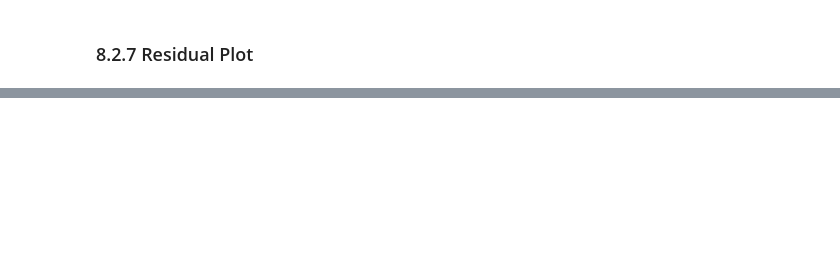
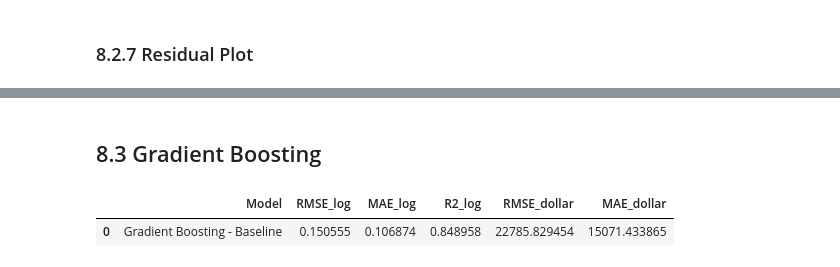
Before and after one commit to Trigger-chen/5243-project4, a Jupyter notebook: Project_1_revised.ipynb, the cells around one changed output, grey strips where cells are left out. Cells and saved outputs as stored; diff of their text form; code cells hidden in the pictures; blank space fills up the shorter version.

```diff
--- a/Project_1_revised.ipynb
+++ b/Project_1_revised.ipynb
@@ -3542,0 +3530,66 @@ Saved file: ridge_regression_results.csv
+# %% [markdown]
+## 8.3 Gradient Boosting
+# %%
+from sklearn.model_selection import train_test_split
+from sklearn.ensemble import GradientBoostingRegressor
+from sklearn.preprocessing import OneHotEncoder
+from sklearn.impute import SimpleImputer
+from sklearn.compose import ColumnTransformer
+from sklearn.pipeline import Pipeline
+from sklearn.metrics import mean_squared_error, r2_score, mean_absolute_error
+from sklearn.base import clone
+from sklearn.model_selection import GridSearchCV, KFold
+from scipy.stats import randint, uniform
+
+# Train test split
+X_train, X_test, y_train, y_test = train_test_split(
+    X_sup,
+    y_sup,
+    test_size=0.25,
+    random_state=42
+)
+
+# Use the same preprocessing pipeline as Ridge and Random Forest for fair comparison
+gb_preprocessor = ridge_preprocessor
+
+gb_model = GradientBoostingRegressor(
+    n_estimators = 300,
+    learning_rate = 0.05,
+    max_depth = 3,
+    random_state = 42
+    )
+
+gb_pipe = Pipeline(steps=[
+    ("pre", gb_preprocessor),
+    ("gb", gb_model)
+])
+
+# train the baseline model
+
+gb_pipe.fit(X_train, y_train)
+
+y_pred_log_base = gb_pipe.predict(X_test)
+
+y_test_dollars = np.exp(y_test)
+y_pred_dollars_base = np.exp(y_pred_log_base)
+
+gb_rmse_log_base = np.sqrt(mean_squared_error(y_test, y_pred_log_base))
+gb_mae_log_base = mean_absolute_error(y_test, y_pred_log_base)
+gb_r2_log_base = r2_score(y_test, y_pred_log_base)
+
+gb_rmse_dollar_base = np.sqrt(mean_squared_error(y_test_dollars, y_pred_dollars_base))
+gb_mae_dollar_base = mean_absolute_error(y_test_dollars, y_pred_dollars_base)
+
+gb_results = pd.DataFrame({
+    "Model": ["Gradient Boosting - Baseline"],
+    "RMSE_log": [gb_rmse_log_base],
+    "MAE_log": [gb_mae_log_base],
+    "R2_log": [gb_r2_log_base],
+    "RMSE_dollar": [gb_rmse_dollar_base],
+    "MAE_dollar": [gb_mae_dollar_base]
+})
+
+display(gb_results)
+# %% [output]
+|  | Model | RMSE_log | MAE_log | R2_log | RMSE_dollar | MAE_dollar |
+| 0 | Gradient Boosting - Baseline | 0.150555 | 0.106874 | 0.848958 | 22785.829454 | 15071.433865 |
```
Also changed, not shown: parts of 28 cells of this notebook.
